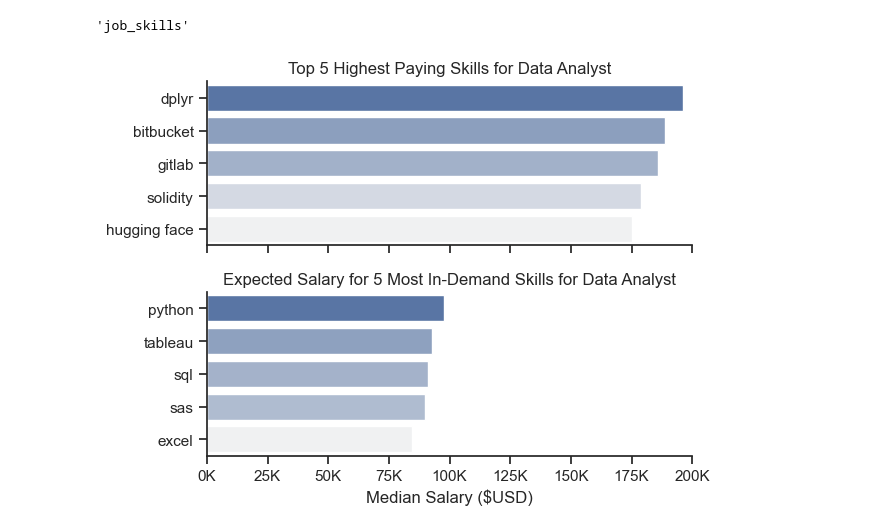
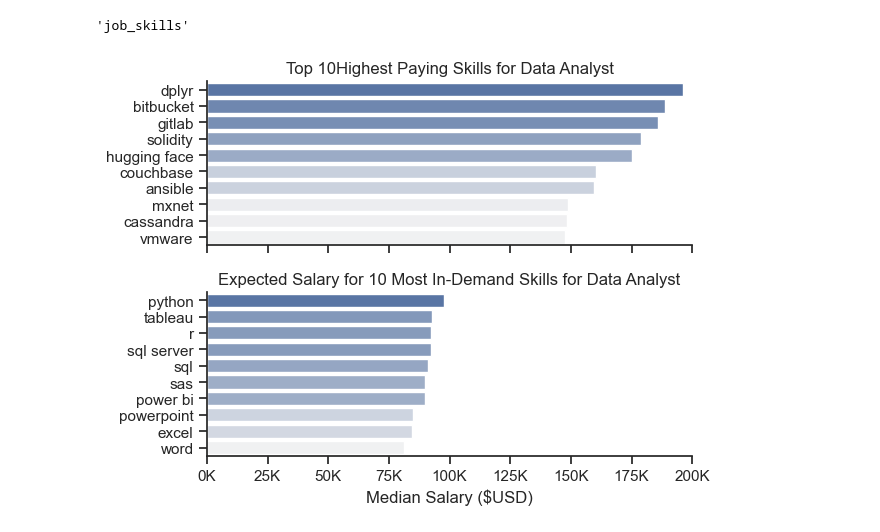
Before and after one commit to jroy2019/Python_data_analytics, a Jupyter notebook: 2_Data_Analytics_Project/4_Salary_Analysis.ipynb, the cells around one changed output. Drawn from its saved outputs; the diff is of its cells as text; code cells hidden in the pictures.

Commit message:
salary analysi

```diff
--- a/2_Data_Analytics_Project/4_Salary_Analysis.ipynb
+++ b/2_Data_Analytics_Project/4_Salary_Analysis.ipynb
@@ -89,28 +89,28 @@ df_median_count.index.name
 # %%
 sns.set_theme(style="ticks")
 
 fig, ax = plt.subplots(2,1)
 
 for i, col in enumerate(df_median_count):
     if col == 'median_salary':
-        df_plot = df_median_count.sort_values(by=col, ascending=False).head(5)
+        df_plot = df_median_count.sort_values(by=col, ascending=False).head(10)
     else:
-        df_plot = df_median_count.sort_values(by=col, ascending=False).head(5).sort_values(by='median_salary', ascending=False)
+        df_plot = df_median_count.sort_values(by=col, ascending=False).head(10).sort_values(by='median_salary', ascending=False)
     sns.barplot(data=df_plot, x=df_plot['median_salary'], y=df_plot.index, ax=ax[i], hue='median_salary', palette='light:b')
 
     # Plot Design
     ax[i].set_ylabel('')
     ax[i].set_xlabel('Median Salary ($USD)' if col == 'skill_count' else '')
     ax[i].legend().set_visible(False)
     ax[i].set_xlim(0, 200000)
     if col == 'median_salary':
         ax[i].tick_params(axis='x', labelbottom=False)
-        ax[i].set_title('Top 5 Highest Paying Skills for Data Analyst')
+        ax[i].set_title('Top 10Highest Paying Skills for Data Analyst')
     if col == 'skill_count':
         ax[i].xaxis.set_major_formatter(plt.FuncFormatter(lambda x, _: f'{int(x/1000)}K'))
-        ax[i].set_title('Expected Salary for 5 Most In-Demand Skills for Data Analyst')
+        ax[i].set_title('Expected Salary for 10 Most In-Demand Skills for Data Analyst')
         sns.despine()
 plt.tight_layout()
 plt.show()
 # %% [output]
-[figure, old version]
+[figure, new version]
```
Also changed, not shown: parts of 1 cell of this notebook, 3 other files.
